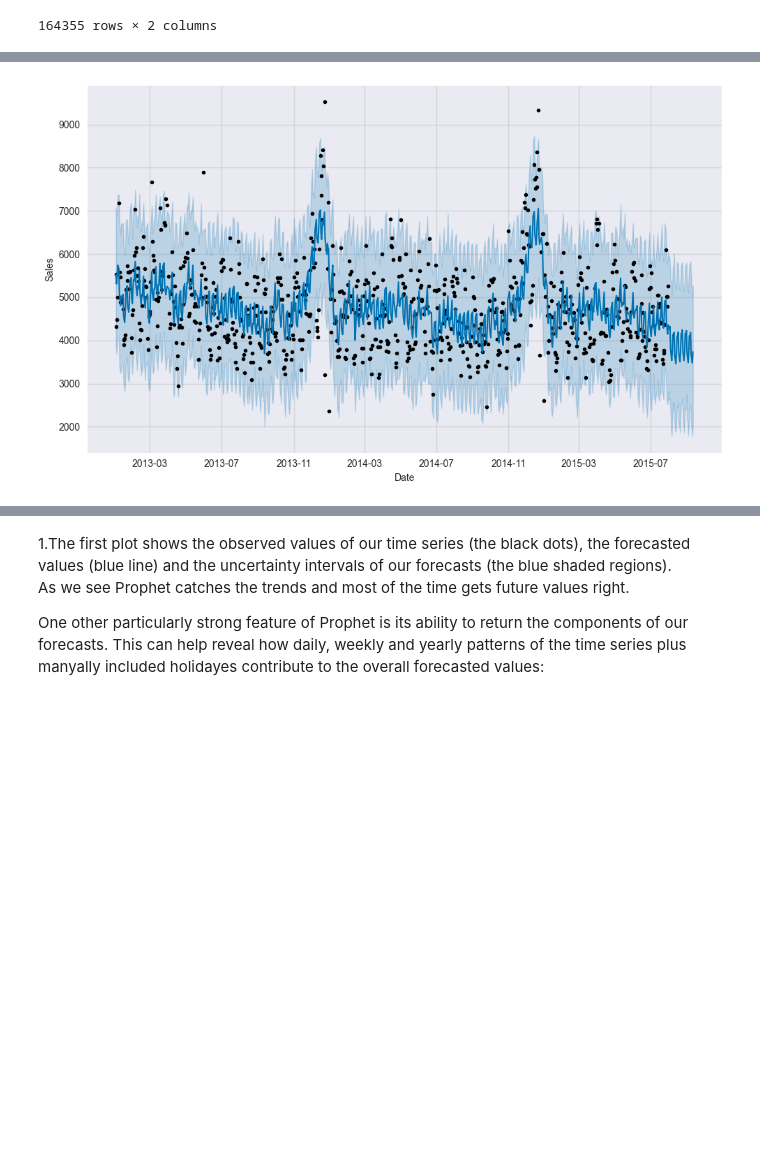
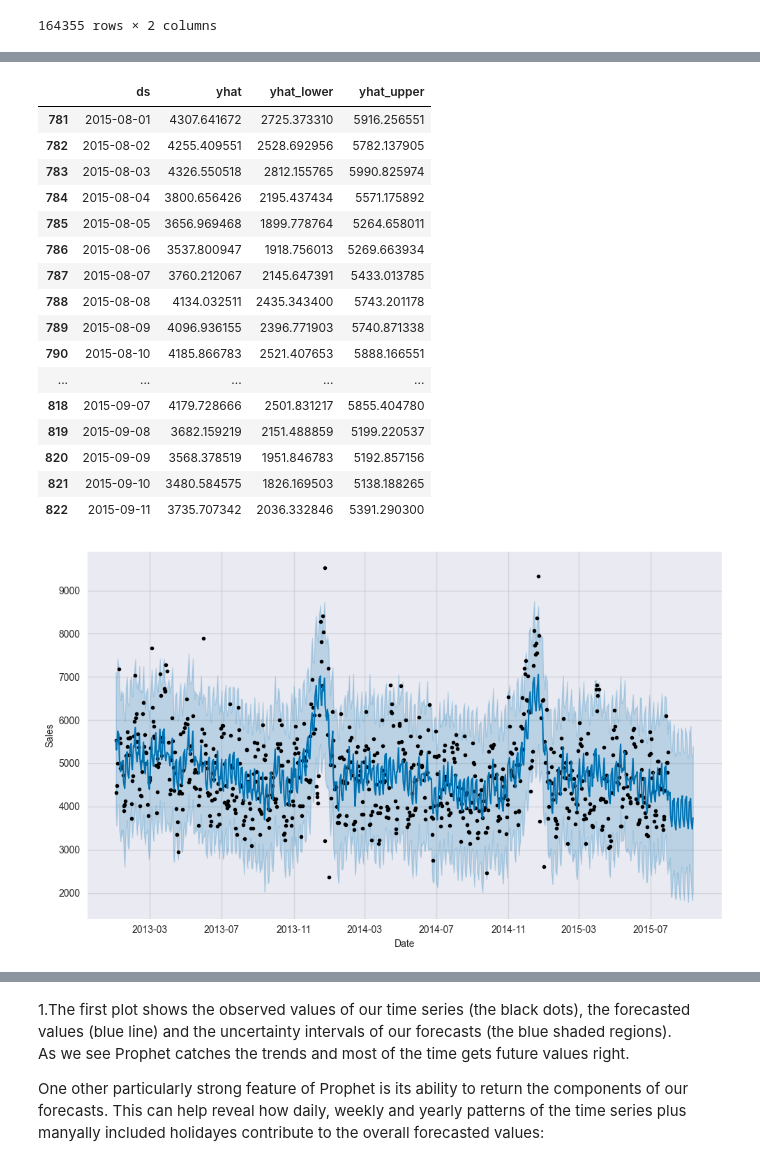
Before and after one commit to ToanNV/bps-asm, a Jupyter notebook: asm2/rossmann_store_sales_solution.ipynb, the cells around one changed output, grey strips where cells are left out. Drawn from its saved outputs; the diff is of its cells as text; code cells hidden in the pictures; blank space fills up the shorter version.

Commit message:
Return the forecast dataframe for debugging

```diff
--- a/asm2/rossmann_store_sales_solution.ipynb
+++ b/asm2/rossmann_store_sales_solution.ipynb
@@ -384,3 +384,4 @@ def sales_prediction(Store_ID, sales_df, holidays, periods):
   forecast = model.predict(future)
   figure   = model.plot(forecast, xlabel='Date', ylabel='Sales')
   figure2  = model.plot_components(forecast)
+  return forecast.tail(42)
@@ -460,5 +459,5 @@ school_state_holidays
 # %%
 # Let's make predictions using holidays for a specific store. We choose store #1(store type = c)
 # Try out other stores such as store #6, #10, #2(store type = a), #13(store type = d), #85(store type = b)
-sales_prediction(1, sales_train_all_df, school_state_holidays, 42)
+forecast_df = sales_prediction(1, sales_train_all_df, school_state_holidays, 42)
 # %% [output]
@@ -467,2 +466,19 @@ sales_prediction(1, sales_train_all_df, school_state_holidays, 42)
+|  | ds | yhat | yhat_lower | yhat_upper |
+| 781 | 2015-08-01 | 4307.641672 | 2725.373310 | 5916.256551 |
+| 782 | 2015-08-02 | 4255.409551 | 2528.692956 | 5782.137905 |
+| 783 | 2015-08-03 | 4326.550518 | 2812.155765 | 5990.825974 |
+| 784 | 2015-08-04 | 3800.656426 | 2195.437434 | 5571.175892 |
+| 785 | 2015-08-05 | 3656.969468 | 1899.778764 | 5264.658011 |
+| 786 | 2015-08-06 | 3537.800947 | 1918.756013 | 5269.663934 |
+| 787 | 2015-08-07 | 3760.212067 | 2145.647391 | 5433.013785 |
+| 788 | 2015-08-08 | 4134.032511 | 2435.343400 | 5743.201178 |
+| 789 | 2015-08-09 | 4096.936155 | 2396.771903 | 5740.871338 |
+| 790 | 2015-08-10 | 4185.866783 | 2521.407653 | 5888.166551 |
+| ... | ... | ... | ... | ... |
+| 818 | 2015-09-07 | 4179.728666 | 2501.831217 | 5855.404780 |
+| 819 | 2015-09-08 | 3682.159219 | 2151.488859 | 5199.220537 |
+| 820 | 2015-09-09 | 3568.378519 | 1951.846783 | 5192.857156 |
+| 821 | 2015-09-10 | 3480.584575 | 1826.169503 | 5138.188265 |
+| 822 | 2015-09-11 | 3735.707342 | 2036.332846 | 5391.290300 |
 [figure]
 [figure]
```
Also changed, not shown: parts of 3 cells of this notebook, 1 other file.
